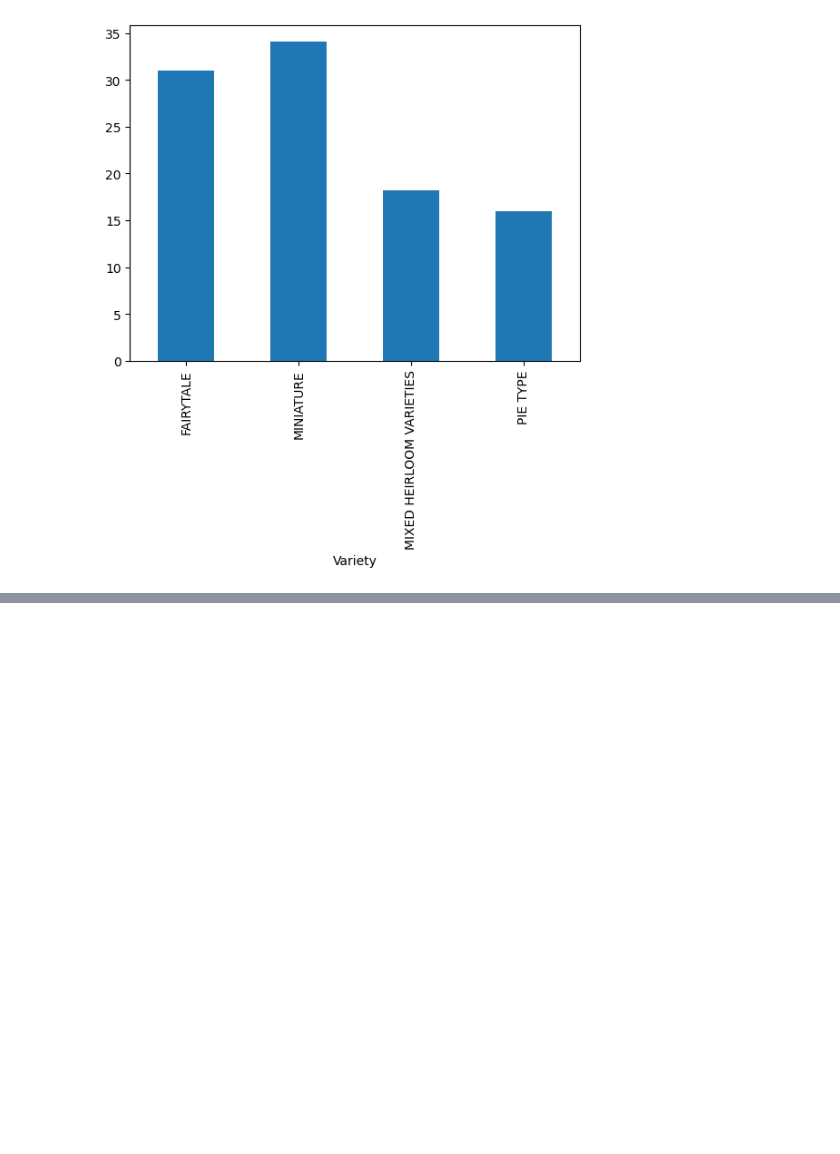
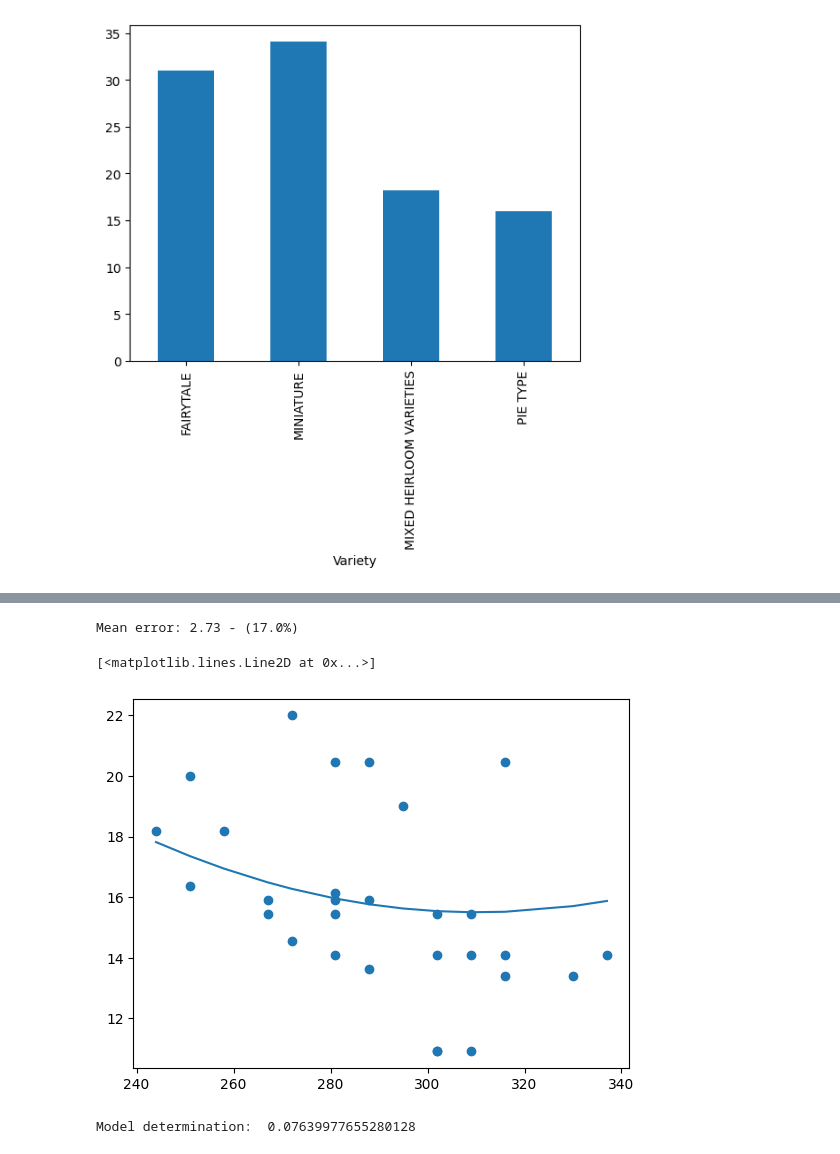
Before and after one commit to 2REYES1/ml-refresher-course, a Jupyter notebook: lec_regression_linear_notebook.ipynb, the cells around one changed output, grey strips where cells are left out. Drawn from its saved outputs; the diff is of its cells as text; code cells hidden in the pictures; blank space fills up the shorter version.

```diff
--- a/notebook.ipynb
+++ b/lec_regression_linear_notebook.ipynb
@@ -103,0 +142,24 @@ NameError: name 'pie_pumpkins' is not defined
+# %%
+from sklearn.preprocessing import PolynomialFeatures
+from sklearn.pipeline import make_pipeline
+
+pipeline = make_pipeline(PolynomialFeatures(2), LinearRegression())
+
+pipeline.fit(X_train,y_train)
+
+pred = pipeline.predict(X_test)
+
+mse = np.sqrt(mean_squared_error(y_test, pred))
+print(f'Mean error: {mse:3.3} - ({mse/np.mean(pred)*100:3.3}%)')
+
+plt.scatter(X_test, y_test)
+plt.plot(sorted(X_test), pipeline.predict(sorted(X_test)))
+# %% [output]
+Mean error: 2.73 - (17.0%)
+[<matplotlib.lines.Line2D at 0x...>]
+[figure, added]
+# %%
+score = pipeline.score(X_train, y_train)
+print('Model determination: ', score)
+# %% [output]
+Model determination:  0.07639977655280128
```
Also changed, not shown: parts of 13 cells of this notebook, 1 other file.
